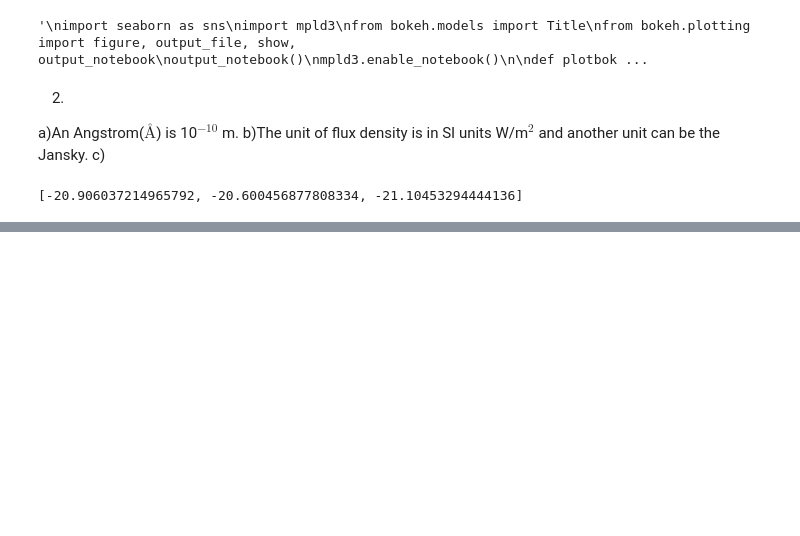
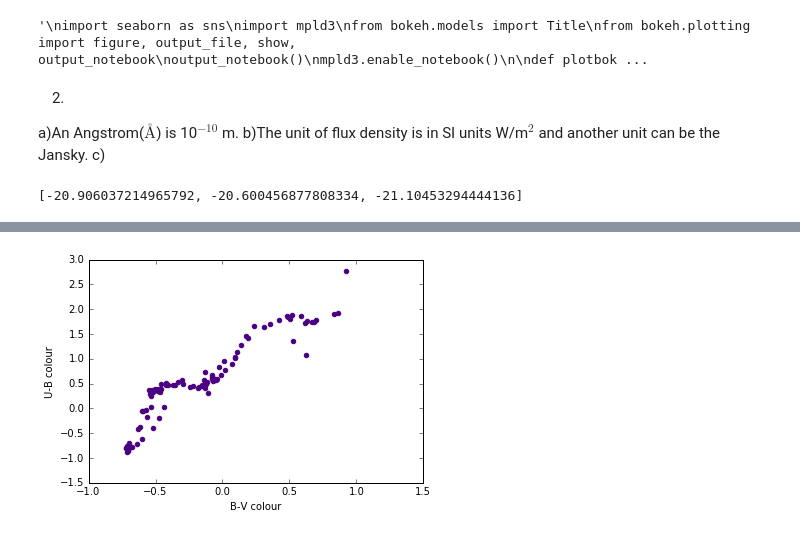
Before and after one commit to DLZRR/AL-OP-2016-2017, a Jupyter notebook: AL&OP 1.ipynb, the cells around one changed output, grey strips where cells are left out. Cells and saved outputs as stored; diff of their text form; code cells hidden in the pictures; blank space fills up the shorter version.

```diff
--- a/AL&OP 1.ipynb
+++ b/AL&OP 1.ipynb
@@ -82,7 +83,7 @@ a)An Angstrom($\si{\angstrom}$) is 10$^{-10}$ m.
 b)The unit of flux density is in SI units W/m$^2$ and another unit can be the Jansky.
 c)
 # %%
-iets = read('vega.fnu.csv')
+iets = read('Data/vega.fnu.csv')
 iets['#wavelength'] = iets['#wavelength'] * 10
 wavelength = iets['#wavelength']
 iets.flux = iets.flux*3e18/(wavelength**2)
@@ -101,20 +102,3 @@ for i in range(3):
 print(l)
 # %% [output]
 [-20.906037214965792, -20.600456877808334, -21.10453294444136]
-# %%
-def m_x(lambd_0,lambd_delta,C_x,iets1):
-    lamnieuw = np.linspace(lambd_0-lambd_delta/2,lambd_0+lambd_delta/2, 100)
-    Fnieuw = np.interp(lamnieuw, iets1['# wavelength'], iets1[' flux'])
-    return(-2.5 * np.log10( np.trapz( Fnieuw * lamnieuw, lamnieuw )/ np.trapz(lamnieuw,lamnieuw) ) + Cx)
-
-spectra = read("spectra.list.csv")
-
-for i in spectra['#filename']:
-    iets1 = read(i)
-    #print("For filter ", name_filter[0],",and the star", i, ", the magnitude is",m_x(lambd_0[0],lambd_delta[0],l[0],iets1))
-    #print("For filter ", name_filter[1],",and the star", i, ", the magnitude is",m_x(lambd_0[1],lambd_delta[1],l[1],iets1))
-    #print("For filter ", name_filter[2],",and the star", i, ", the magnitude is",m_x(lambd_0[2],lambd_delta[2],l[2],iets1))
-    plt.scatter(m_x(lambd_0[1],lambd_delta[1],l[1],iets1)-m_x(lambd_0[2],lambd_delta[2],l[2],iets1), m_x(lambd_0[0],lambd_delta[0],l[0],iets1)-m_x(lambd_0[1],lambd_delta[1],l[1],iets1))
-    #plt.xlim(1.5,-0.5)
-    plt.xlabel("B-V colour")
-    plt.ylabel("U-B colour")
@@ -122,0 +105,67 @@ for i in spectra['#filename']:
+# %%
+def m_x(lambd_0,lambd_delta,C_x,iets1):
+    lamnieuw = np.linspace(lambd_0-lambd_delta/2,lambd_0+lambd_delta/2, 100)
+    Fnieuw = np.interp(lamnieuw, iets1['# wavelength'], iets1[' flux'])
+    return(-2.5 * np.log10( np.trapz( Fnieuw * lamnieuw, lamnieuw )/ np.trapz(lamnieuw,lamnieuw) ) + Cx)
+
+def tempbv(bv):
+    return(4600*((1/(0.92*bv + 1.7)) + (1/(0.92*bv + 0.62))))
+
+spectra = read("Data/spectra.list.csv")
+
+OVx = -0.33
+OVy = -1.19
+BVx = -0.30
+BVy = -1.08
+AVx = -0.02
+AVy = -0.02
+FVx = 0.30
+FVy = 0.03
+KVx = 0.82
+KVy = 0.45
+MVx = 1.40
+MVy = 1.22
+
+j = 0
+spectralist = []
+
+for i in spectra['#filename']:
+    i = "Data/" + i
+    iets1 = read(i)
+
+    type_name = spectra[' type'][j]
+
+    if("O5V" == type_name):
+        plt.scatter(m_x(lambd_0[1],lambd_delta[1],l[1],iets1)-m_x(lambd_0[2],lambd_delta[2],l[2],iets1), m_x(lambd_0[0],lambd_delta[0],l[0],iets1)-m_x(lambd_0[1],lambd_delta[1],l[1],iets1),color=['red'])
+    elif(("B0V" == type_name) or ("B0I" == type_name) ):
+        plt.scatter(m_x(lambd_0[1],lambd_delta[1],l[1],iets1)-m_x(lambd_0[2],lambd_delta[2],l[2],iets1), m_x(lambd_0[0],lambd_delta[0],l[0],iets1)-m_x(lambd_0[1],lambd_delta[1],l[1],iets1),color=['green'])
+    elif("A0V" == type_name):
+        plt.scatter(m_x(lambd_0[1],lambd_delta[1],l[1],iets1)-m_x(lambd_0[2],lambd_delta[2],l[2],iets1), m_x(lambd_0[0],lambd_delta[0],l[0],iets1)-m_x(lambd_0[1],lambd_delta[1],l[1],iets1),color=['yellow'])
+    elif("O5V" == type_name):
+        plt.scatter(m_x(lambd_0[1],lambd_delta[1],l[1],iets1)-m_x(lambd_0[2],lambd_delta[2],l[2],iets1), m_x(lambd_0[0],lambd_delta[0],l[0],iets1)-m_x(lambd_0[1],lambd_delta[1],l[1],iets1),color=['purple'])
+    elif(("G0V" == type_name) or ("G0I" == type_name)):
+        plt.scatter(m_x(lambd_0[1],lambd_delta[1],l[1],iets1)-m_x(lambd_0[2],lambd_delta[2],l[2],iets1), m_x(lambd_0[0],lambd_delta[0],l[0],iets1)-m_x(lambd_0[1],lambd_delta[1],l[1],iets1),color=['grey'])
+    elif("K0V" == type_name):
+        plt.scatter(m_x(lambd_0[1],lambd_delta[1],l[1],iets1)-m_x(lambd_0[2],lambd_delta[2],l[2],iets1), m_x(lambd_0[0],lambd_delta[0],l[0],iets1)-m_x(lambd_0[1],lambd_delta[1],l[1],iets1),color=['black'])
+    elif("F0I" == type_name):
+        plt.scatter(m_x(lambd_0[1],lambd_delta[1],l[1],iets1)-m_x(lambd_0[2],lambd_delta[2],l[2],iets1), m_x(lambd_0[0],lambd_delta[0],l[0],iets1)-m_x(lambd_0[1],lambd_delta[1],l[1],iets1),color=['pink'])
+    elif("M0V" == type_name):
+        plt.scatter(m_x(lambd_0[1],lambd_delta[1],l[1],iets1)-m_x(lambd_0[2],lambd_delta[2],l[2],iets1), m_x(lambd_0[0],lambd_delta[0],l[0],iets1)-m_x(lambd_0[1],lambd_delta[1],l[1],iets1),color=['orange'])
+    else:
+        plt.scatter(m_x(lambd_0[1],lambd_delta[1],l[1],iets1)-m_x(lambd_0[2],lambd_delta[2],l[2],iets1), m_x(lambd_0[0],lambd_delta[0],l[0],iets1)-m_x(lambd_0[1],lambd_delta[1],l[1],iets1), color = ['indigo'])
+    #print("For filter ", name_filter[0],",and the star", i, ", the magnitude is",m_x(lambd_0[0],lambd_delta[0],l[0],iets1))
+    #print("For filter ", name_filter[1],",and the star", i, ", the magnitude is",m_x(lambd_0[1],lambd_delta[1],l[1],iets1))
+    #print("For filter ", name_filter[2],",and the star", i, ", the magnitude is",m_x(lambd_0[2],lambd_delta[2],l[2],iets1))
+    #plt.scatter(m_x(lambd_0[1],lambd_delta[1],l[1],iets1)-m_x(lambd_0[2],lambd_delta[2],l[2],iets1), m_x(lambd_0[0],lambd_delta[0],l[0],iets1)-m_x(lambd_0[1],lambd_delta[1],l[1],iets1))
+    #plt.xlim(1.5,-0.5)
+    #plt.scatter(OVx,OVy, color=['red'])
+    #plt.scatter(BVx,BVy, color=['green'])
+    #plt.scatter(AVx,AVy, color=['yellow'])
+    #plt.scatter(FVx,FVy, color=['grey'])
+    #plt.scatter(KVx,KVy, color=['black'])
+    #plt.scatter(MVx,MVy, color=['orange'])
+    plt.xlabel("B-V colour")
+    plt.ylabel("U-B colour")
+    j = j + 1
+# %% [output]
+[figure, added]
```
Also changed, not shown: parts of 2 cells of this notebook.
